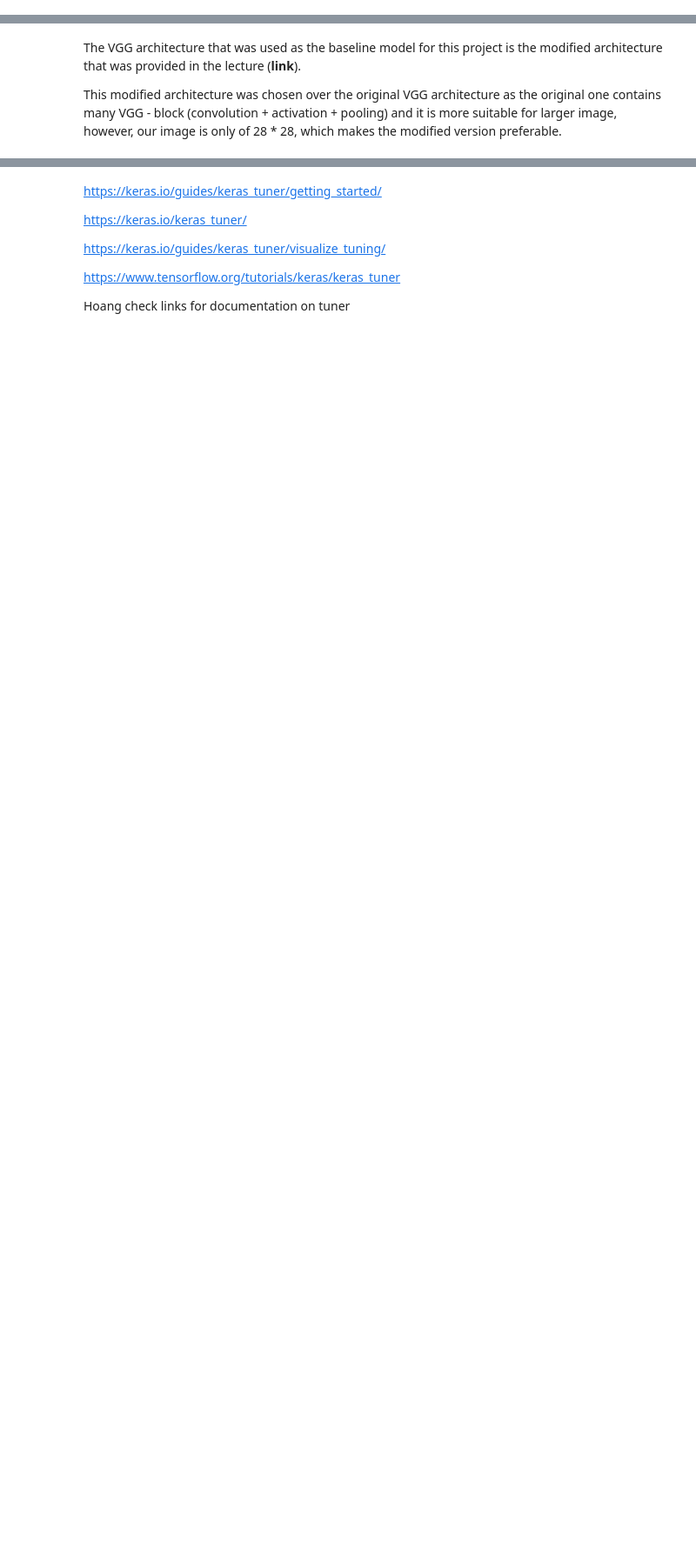
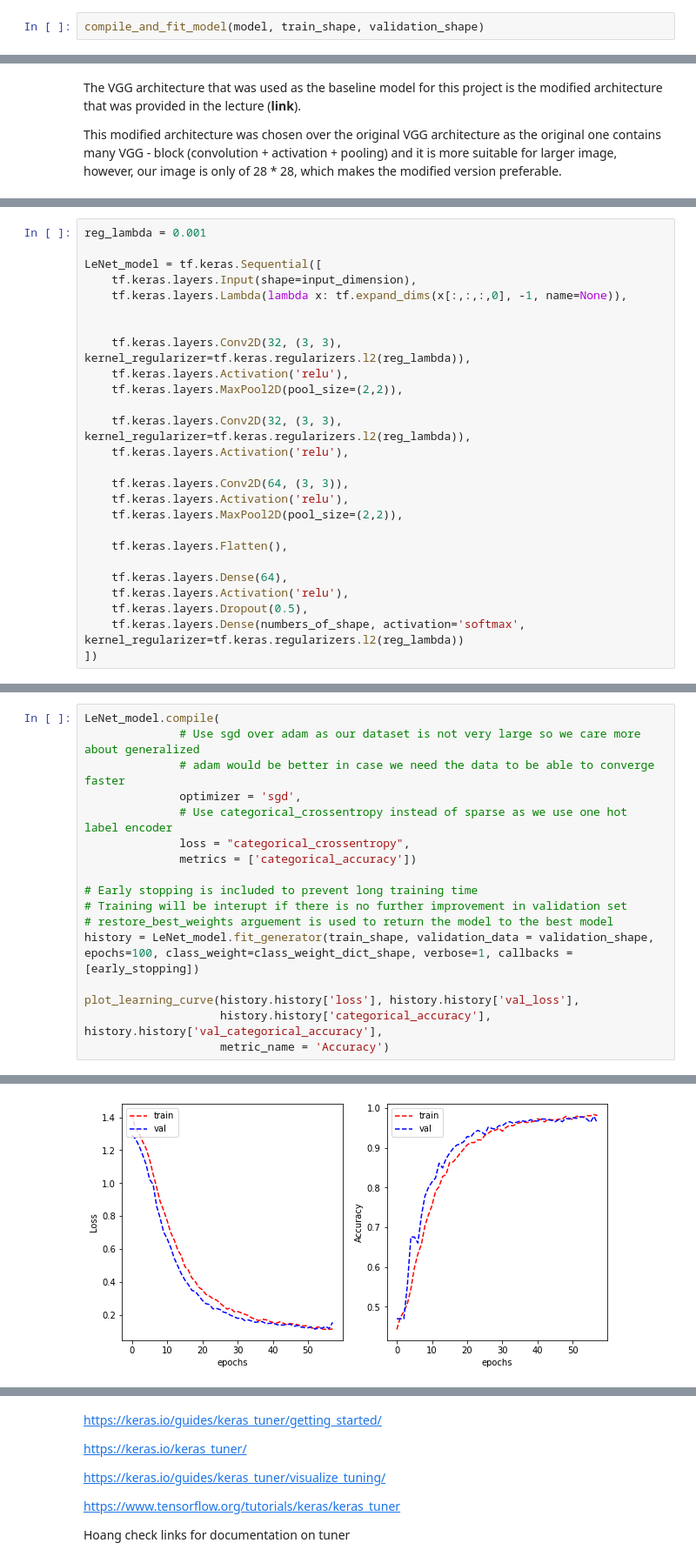
Before and after one commit to mhngu23/Traffic-Sign-Image-Recognition-by-RMIT, a Jupyter notebook: Traffic_Sign_Image_Recognition.ipynb, the cells around one changed output, grey strips where cells are left out. Shown at 87% size. Drawn from its saved outputs; the diff is of its cells as text; blank space fills up the shorter version.

```diff
--- a/Traffic_Sign_Image_Recognition.ipynb
+++ b/Traffic_Sign_Image_Recognition.ipynb
@@ -291 +309,3 @@ plot_learning_curve(history.history['loss'], history.history['val_loss'],
+# %%
+compile_and_fit_model(model, train_shape, validation_shape)
 # %% [markdown]
@@ -495,0 +587,26 @@ model_compiling_and_fit(VGG_model)
+# %%
+reg_lambda = 0.001
+
+LeNet_model = tf.keras.Sequential([
+    tf.keras.layers.Input(shape=input_dimension),
+    tf.keras.layers.Lambda(lambda x: tf.expand_dims(x[:,:,:,0], -1, name=None)),
+
+
+    tf.keras.layers.Conv2D(32, (3, 3), kernel_regularizer=tf.keras.regularizers.l2(reg_lambda)),
+    tf.keras.layers.Activation('relu'),
+    tf.keras.layers.MaxPool2D(pool_size=(2,2)),
+
+    tf.keras.layers.Conv2D(32, (3, 3), kernel_regularizer=tf.keras.regularizers.l2(reg_lambda)),
+    tf.keras.layers.Activation('relu'),
+
+    tf.keras.layers.Conv2D(64, (3, 3)),
+    tf.keras.layers.Activation('relu'),
+    tf.keras.layers.MaxPool2D(pool_size=(2,2)),
+
+    tf.keras.layers.Flatten(),
+
+    tf.keras.layers.Dense(64),
+    tf.keras.layers.Activation('relu'),
+    tf.keras.layers.Dropout(0.5),
+    tf.keras.layers.Dense(numbers_of_shape, activation='softmax', kernel_regularizer=tf.keras.regularizers.l2(reg_lambda))
+])
@@ -495,0 +658,18 @@ model_compiling_and_fit(VGG_model)
+# %%
+LeNet_model.compile(
+              # Use sgd over adam as our dataset is not very large so we care more about generalized
+              # adam would be better in case we need the data to be able to converge faster
+              optimizer = 'sgd',
+              # Use categorical_crossentropy instead of sparse as we use one hot label encoder
+              loss = "categorical_crossentropy",
+              metrics = ['categorical_accuracy'])
+
+# Early stopping is included to prevent long training time
+# Training will be interupt if there is no further improvement in validation set
+# restore_best_weights arguement is used to return the model to the best model
+history = LeNet_model.fit_generator(train_shape, validation_data = validation_shape, epochs=100, class_weight=class_weight_dict_shape, verbose=1, callbacks = [early_stopping])
+
+plot_learning_curve(history.history['loss'], history.history['val_loss'],
+                    history.history['categorical_accuracy'], history.history['val_categorical_accuracy'],
+                    metric_name = 'Accuracy')
+# %% [output]
@@ -495,0 +694 @@ model_compiling_and_fit(VGG_model)
+[figure, added]
```
Also changed, not shown: parts of 118 cells of this notebook.
